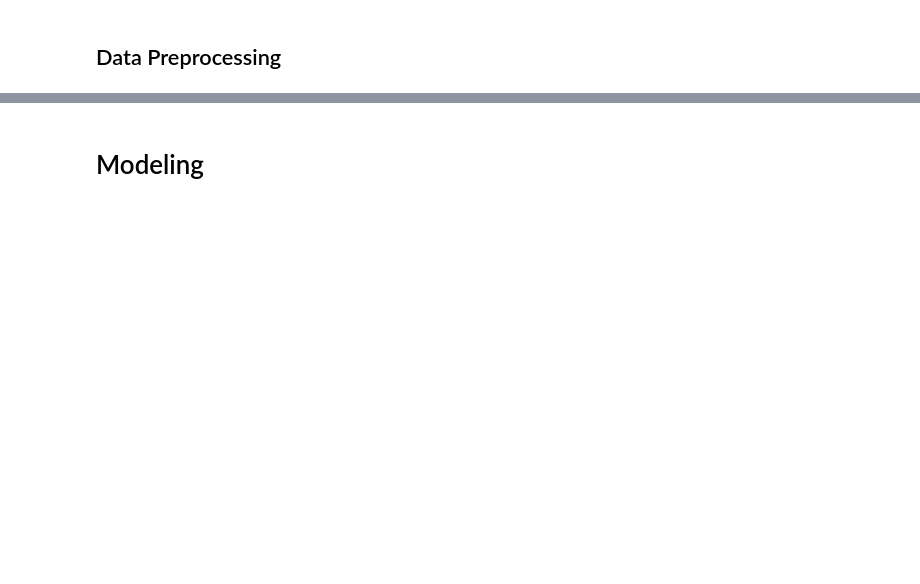
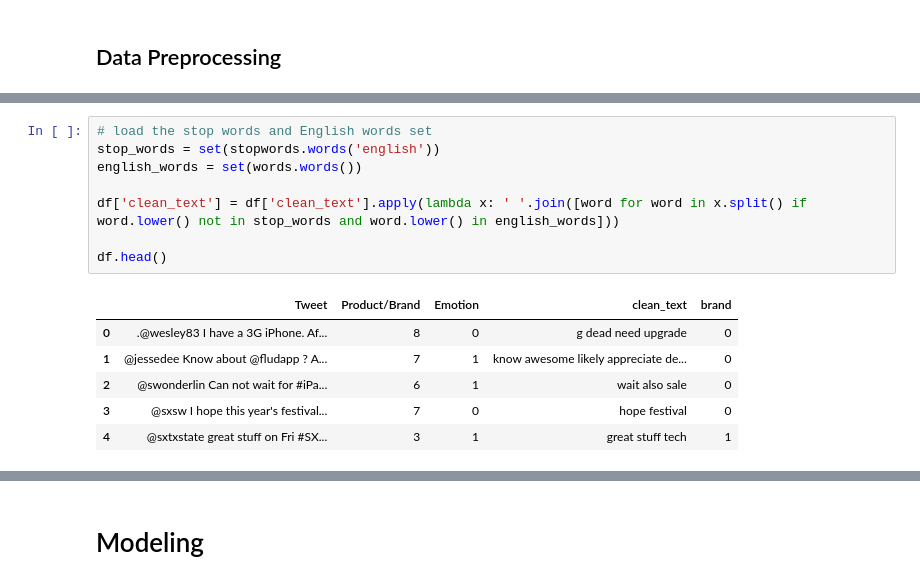
Before and after one commit to sfp13VA/Twitter_Sentiment_Project, a Jupyter notebook: notebook.ipynb, the cells around one changed output, grey strips where cells are left out. Drawn from its saved outputs; the diff is of its cells as text; blank space fills up the shorter version.

```diff
--- a/notebook.ipynb
+++ b/notebook.ipynb
@@ -357,0 +412,15 @@ TypeError: Encoders require their input to be uniformly strings or numbers. Got
+# %%
+# load the stop words and English words set
+stop_words = set(stopwords.words('english'))
+english_words = set(words.words())
+
+df['clean_text'] = df['clean_text'].apply(lambda x: ' '.join([word for word in x.split() if word.lower() not in stop_words and word.lower() in english_words]))
+
+df.head()
+# %% [output]
+|  | Tweet | Product/Brand | Emotion | clean_text | brand |
+| 0 | .@wesley83 I have a 3G iPhone. Af... | 8 | 0 | g dead need upgrade | 0 |
+| 1 | @jessedee Know about @fludapp ? A... | 7 | 1 | know awesome likely appreciate de... | 0 |
+| 2 | @swonderlin Can not wait for #iPa... | 6 | 1 | wait also sale | 0 |
+| 3 | @sxsw I hope this year's festival... | 7 | 0 | hope festival | 0 |
+| 4 | @sxtxstate great stuff on Fri #SX... | 3 | 1 | great stuff tech | 1 |
```
Also changed, not shown: parts of 25 cells of this notebook.
